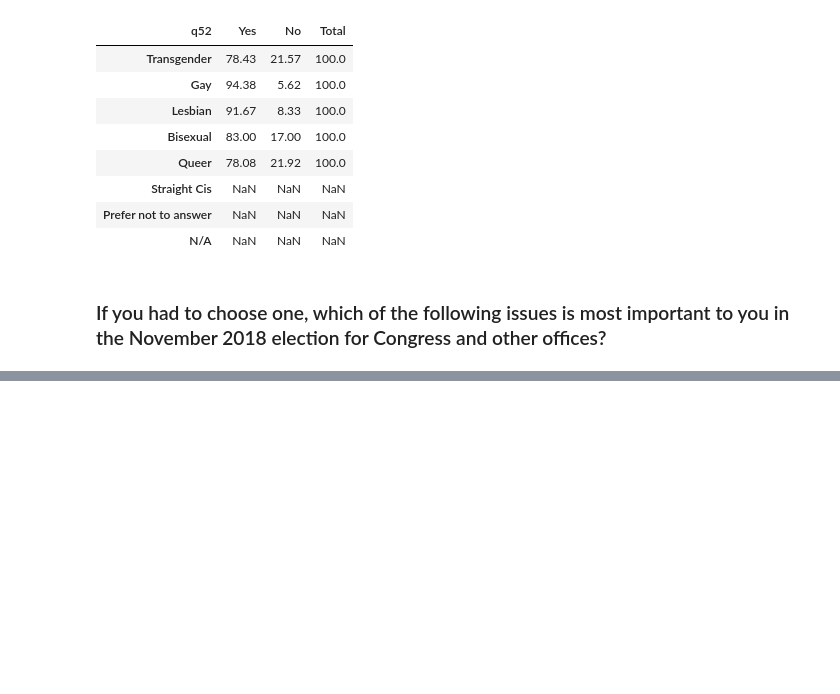
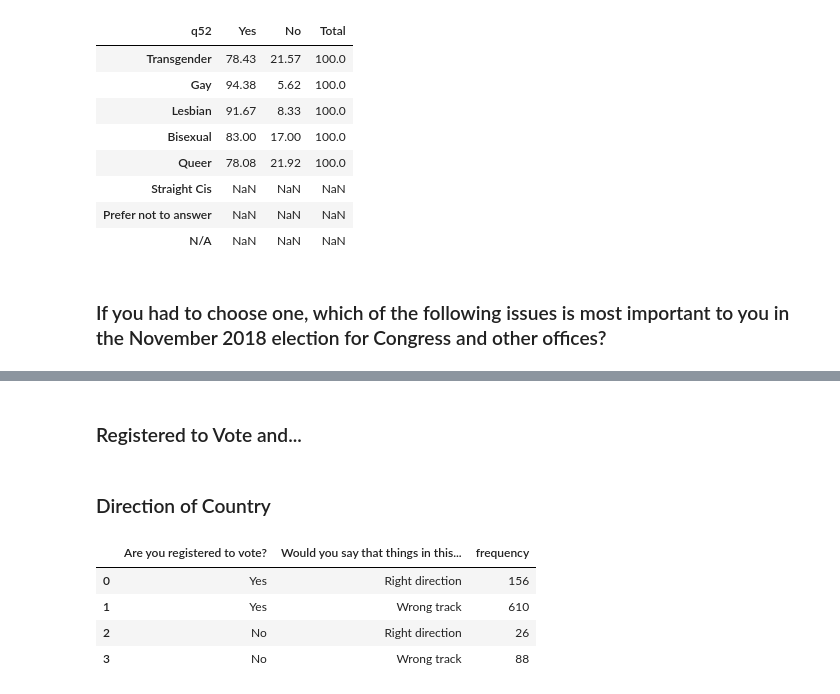
Before and after one commit to thebbennett/buzzfeed-wins-lgbt, a Jupyter notebook: Buzzfeed-Wins LGBT Exploratory Data Analysis.ipynb, the cells around one changed output, grey strips where cells are left out. Cells and saved outputs as stored; diff of their text form; code cells hidden in the pictures; blank space fills up the shorter version.

```diff
--- a/Buzzfeed-Wins LGBT Exploratory Data Analysis.ipynb
+++ b/Buzzfeed-Wins LGBT Exploratory Data Analysis.ipynb
@@ -115,0 +165,4 @@ sns.barplot(x = identity_matrix.identity, y = identity_matrix.number)
+# %% [markdown]
+### Registered to Vote and...
+# %% [markdown]
+### Direction of Country
@@ -115,0 +184,11 @@ sns.barplot(x = identity_matrix.identity, y = identity_matrix.number)
+# %%
+sankey = get_sankey("q52","q55")
+column_1 = key.loc[key["column"] == "q52"].iloc[0]['question']
+column_2 = key.loc[key["column"] == "q55"].iloc[0]['question']
+sankey
+# %% [output]
+|  | Are you registered to vote? | Would you say that things in this... | frequency |
+| 0 | Yes | Right direction | 156 |
+| 1 | Yes | Wrong track | 610 |
+| 2 | No | Right direction | 26 |
+| 3 | No | Wrong track | 88 |
```
Also changed, not shown: parts of 23 cells of this notebook.
